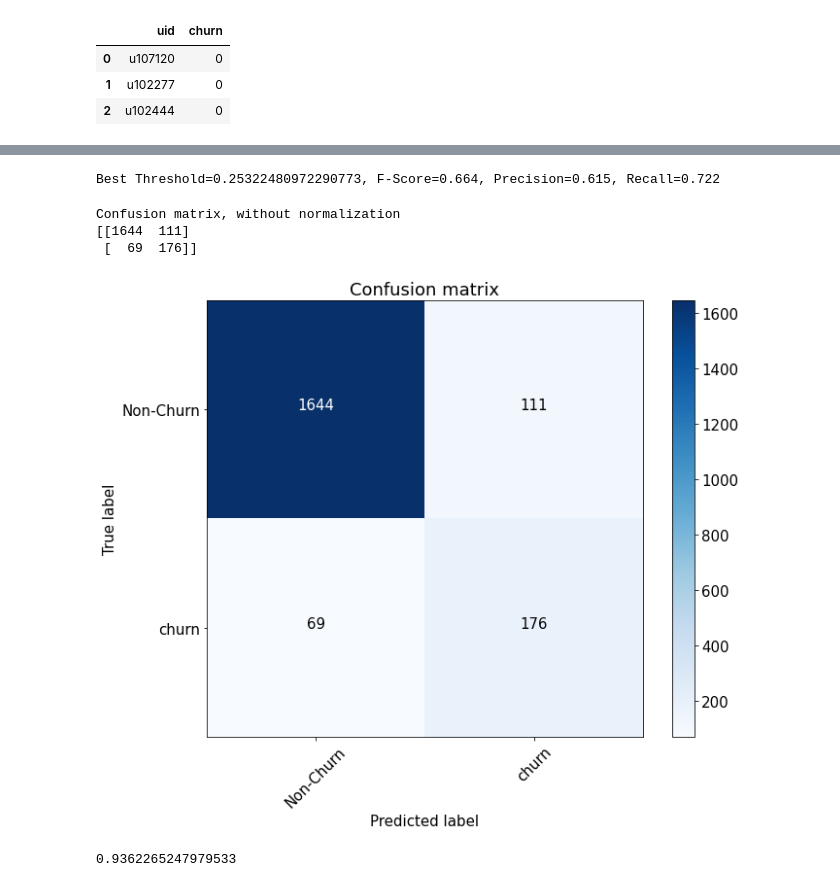
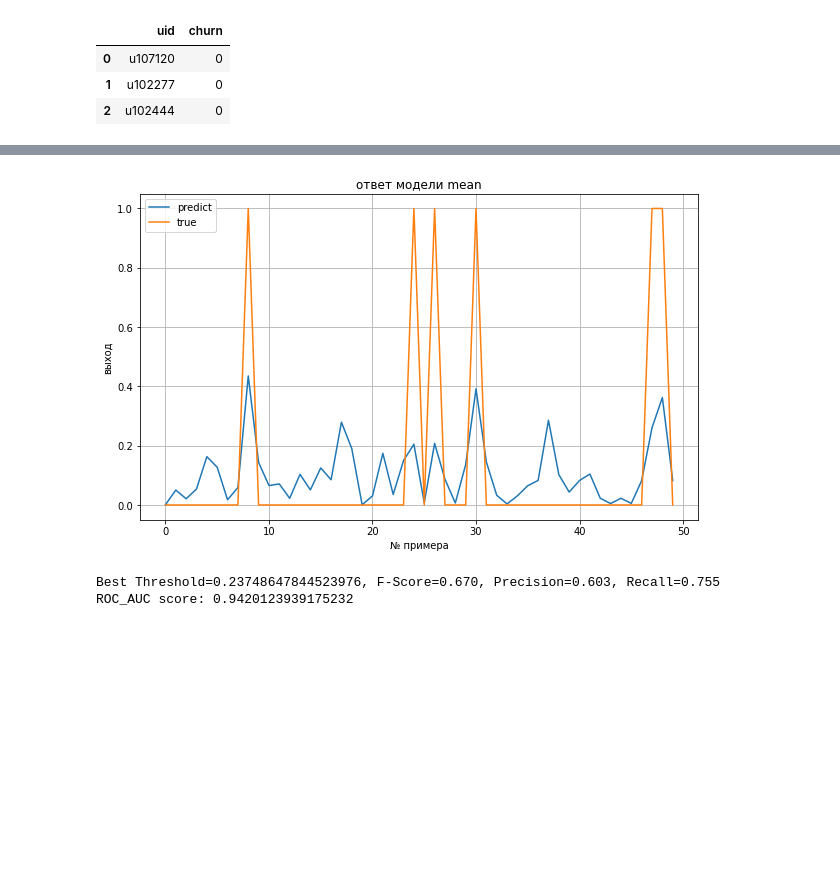
Before and after one commit to maltsevd/GB_ML_in_business, a Jupyter notebook: HW2/HW2.ipynb, the cells around one changed output, grey strips where cells are left out. Saved outputs shown, nothing was run; the diff lists cells and outputs as text; code cells hidden in the pictures; blank space fills up the shorter version.

```diff
--- a/HW2/HW2.ipynb
+++ b/HW2/HW2.ipynb
@@ -245,9 +241,8 @@ array([0.        , 0.        , 0.        , 0.        , 0.        ,
 # %%
 def get_user_embedding(user_articles_list, doc_dict):
     user_articles_list = eval(user_articles_list)
-    user_vector = np.array([doc_dict[doc_id] for doc_id in user_articles_list])
-    # print(user_vector)
-    user_vector = np.mean(user_vector, 0)  # можно не среднее
+    vector = np.array([doc_dict[doc_id] for doc_id in user_articles_list])
+    user_vector = {'mean': np.mean(vector, 0), 'median': np.median(vector, 0), 'max': np.max(vector, 0)}
     return user_vector
 # %%
 user_articles_list = users['articles'].iloc[33]
@@ -261,2 +264,4 @@ array([0.        , 0.        , 0.01341466, 0.        , 0.        ,
+# %%
+calc_types = ['mean', 'median', 'max']
 # %%
 %%time
@@ -281,6 +282,3 @@ target.head(3)
 | 0 | u107120 | 0 |
 | 1 | u102277 | 0 |
 | 2 | u102444 | 0 |
-# %%
-X = pd.merge(user_embeddings, target, 'left')
-X.head(3)
@@ -331,8 +292,0 @@ plt.show()
-# %%
-precision, recall, thresholds = precision_recall_curve(y_test, preds)
-fscore = (2 * precision * recall) / (precision + recall)
-# locate the index of the largest f score
-ix = np.argmax(fscore)
-print(f'Best Threshold={thresholds[ix]}, F-Score={fscore[ix]:.3f}, Precision={precision[ix]:.3f}, Recall={recall[ix]:.3f}')
-# %% [output]
-Best Threshold=0.25322480972290773, F-Score=0.664, Precision=0.615, Recall=0.722
@@ -372,23 +293,36 @@ def plot_confusion_matrix(cm, classes,
-# %%
-import itertools
-# мы уже нашли ранее "оптимальный" порог, когда максимизировали f_score
-font = {'size' : 15}
-
-plt.rc('font', **font)
-
-cnf_matrix = confusion_matrix(y_test, preds > thresholds[ix])
-
-plt.figure(figsize=(10, 8))
-plot_confusion_matrix(cnf_matrix, classes=['Non-Churn', 'churn'],
-                      title='Confusion matrix')
-plt.savefig("conf_matrix.png")
-plt.show()
-# %% [output]
-Confusion matrix, without normalization
-[[1644  111]
- [  69  176]]
-[figure, removed]
-# %%
-roc_auc_score(y_test, preds)
-# %% [output]
-0.9362265247979533
+# %%
+def get_preds(user_emb, key):
+    result = {}
+    X = pd.merge(user_emb[key], target, 'left')
+    # разделим данные на train/test
+    X_train, X_test, y_train, y_test = train_test_split(X[[f'topic_{i}' for i in range(N_topic)]],
+                                                    X['churn'], random_state=42)
+    logreg = LogisticRegression()
+    # обучим
+    logreg.fit(X_train, y_train)
+    preds = logreg.predict_proba(X_test)[:, 1]
+    n = 50
+    plt.figure(figsize=(10, 6))
+    plt.plot(preds[:n], label='predict')
+    plt.plot(y_test.values[:n], label='true')
+    plt.title(f'ответ модели {key}')
+    plt.xlabel('№ примера')
+    plt.ylabel('выход')
+    plt.legend()
+    plt.grid('On')
+    plt.show()
+    precision, recall, thresholds = precision_recall_curve(y_test, preds)
+    fscore = (2 * precision * recall) / (precision + recall)
+    # locate the index of the largest f score
+    ix = np.argmax(fscore)
+    result = [fscore[ix], precision[ix], recall[ix], roc_auc_score(y_test, preds)]
+    print(f'Best Threshold={thresholds[ix]}, F-Score={fscore[ix]:.3f}, Precision={precision[ix]:.3f}, Recall={recall[ix]:.3f}')
+    print(f'ROC_AUC score: {roc_auc_score(y_test, preds)}')
+    return result
+# %%
+preds = {}
+preds['mean'] = get_preds(user_embeddings, 'mean')
+# %% [output]
+[figure, added]
+Best Threshold=0.23748647844523976, F-Score=0.670, Precision=0.603, Recall=0.755
+ROC_AUC score: 0.9420123939175232
```
Also changed, not shown: parts of 20 cells of this notebook, 5 other files.
